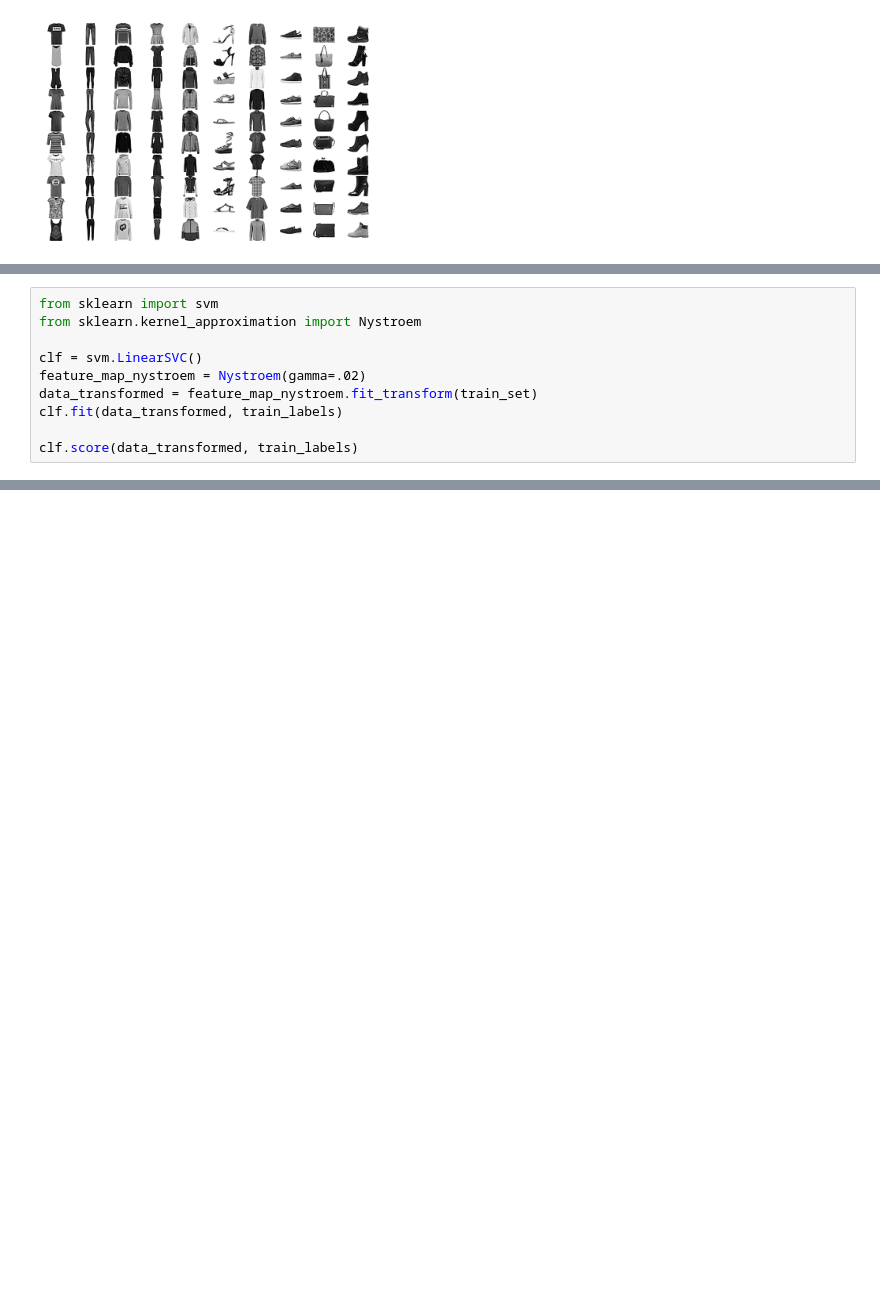
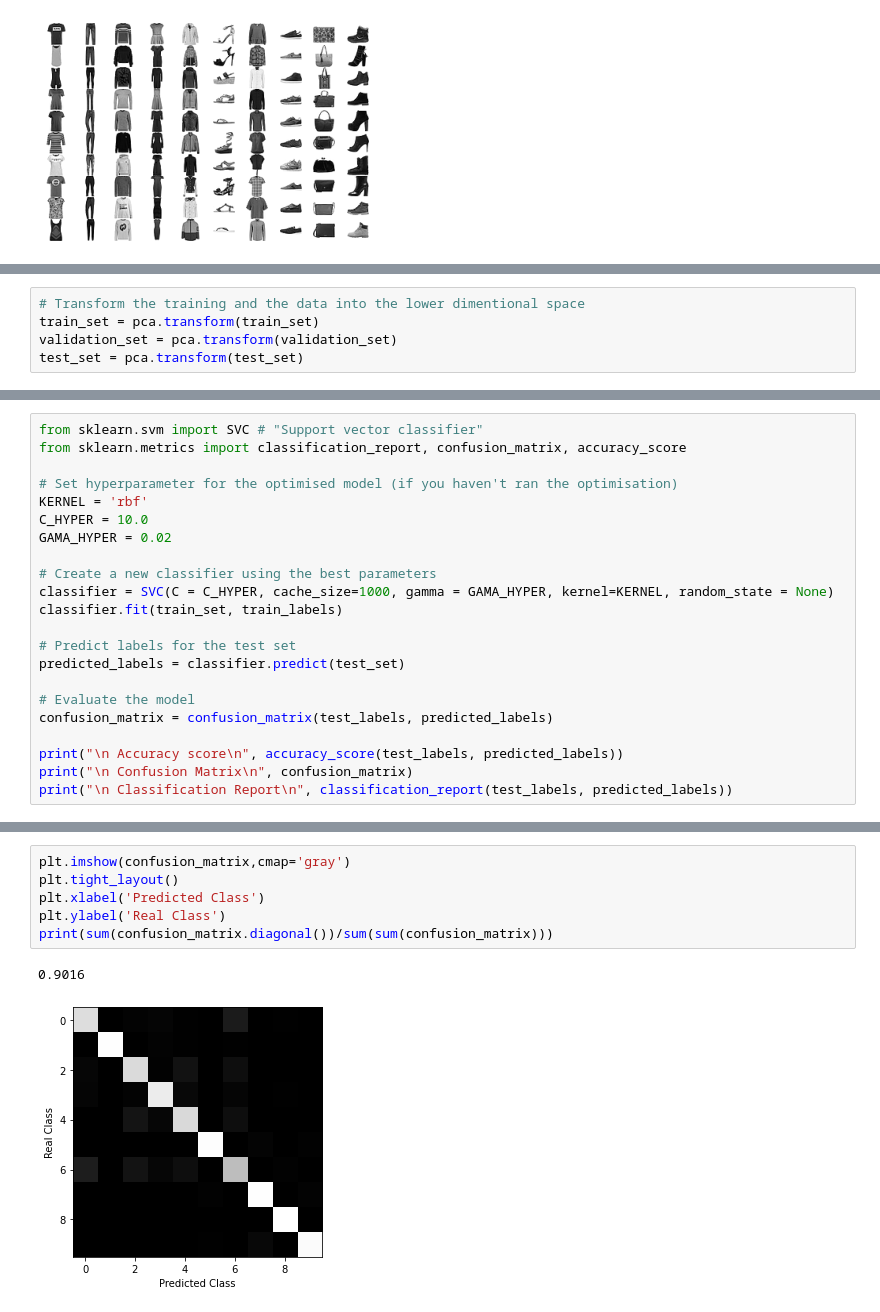
Before and after one commit to reni-hristova/Classification-Fashion-MNIST, a Jupyter notebook: SVM.ipynb, the cells around one changed output, grey strips where cells are left out. Drawn from its saved outputs; the diff is of its cells as text; blank space fills up the shorter version.

```diff
--- a/SVM.ipynb
+++ b/SVM.ipynb
@@ -75,0 +93,5 @@ classifier.fit(train_set, train_labels)
+# %%
+# Transform the training and the data into the lower dimentional space
+train_set = pca.transform(train_set)
+validation_set = pca.transform(validation_set)
+test_set = pca.transform(test_set)
@@ -89,10 +216,0 @@ print("\n Accuracy score\n", accuracy_score(test_labels, predicted_labels))
-# %%
-from sklearn import svm
-from sklearn.kernel_approximation import Nystroem
-
-clf = svm.LinearSVC()
-feature_map_nystroem = Nystroem(gamma=.02)
-data_transformed = feature_map_nystroem.fit_transform(train_set)
-clf.fit(data_transformed, train_labels)
-
-clf.score(data_transformed, train_labels)
@@ -127,0 +217,22 @@ print("\n Accuracy score\n", accuracy_score(test_labels, predicted_labels))
+# %%
+from sklearn.svm import SVC # "Support vector classifier"
+from sklearn.metrics import classification_report, confusion_matrix, accuracy_score
+
+# Set hyperparameter for the optimised model (if you haven't ran the optimisation)
+KERNEL = 'rbf'
+C_HYPER = 10.0
+GAMA_HYPER = 0.02
+
+# Create a new classifier using the best parameters
+classifier = SVC(C = C_HYPER, cache_size=1000, gamma = GAMA_HYPER, kernel=KERNEL, random_state = None)
+classifier.fit(train_set, train_labels)
+
+# Predict labels for the test set
+predicted_labels = classifier.predict(test_set)
+
+# Evaluate the model
+confusion_matrix = confusion_matrix(test_labels, predicted_labels)
+
+print("\n Accuracy score\n", accuracy_score(test_labels, predicted_labels))
+print("\n Confusion Matrix\n", confusion_matrix)
+print("\n Classification Report\n", classification_report(test_labels, predicted_labels))
@@ -127,0 +257,9 @@ print("\n Accuracy score\n", accuracy_score(test_labels, predicted_labels))
+# %%
+plt.imshow(confusion_matrix,cmap='gray')
+plt.tight_layout()
+plt.xlabel('Predicted Class')
+plt.ylabel('Real Class')
+print(sum(confusion_matrix.diagonal())/sum(sum(confusion_matrix)))
+# %% [output]
+0.9016
+[figure, added]
```
Also changed, not shown: parts of 23 cells of this notebook.
